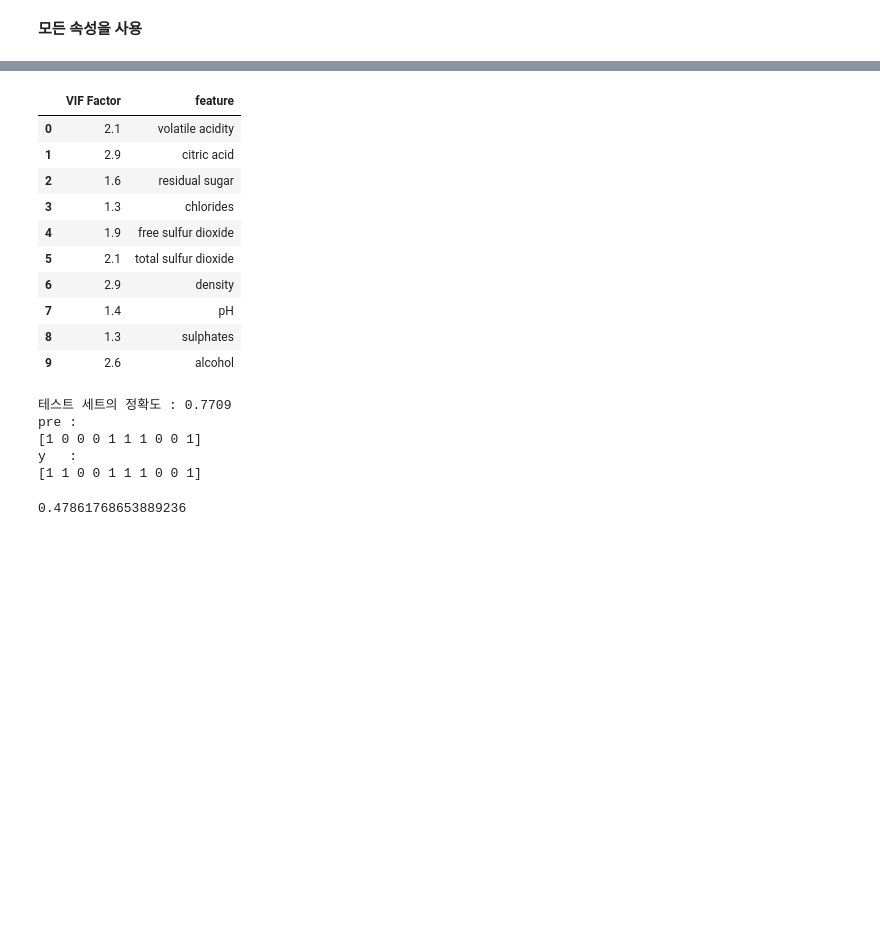
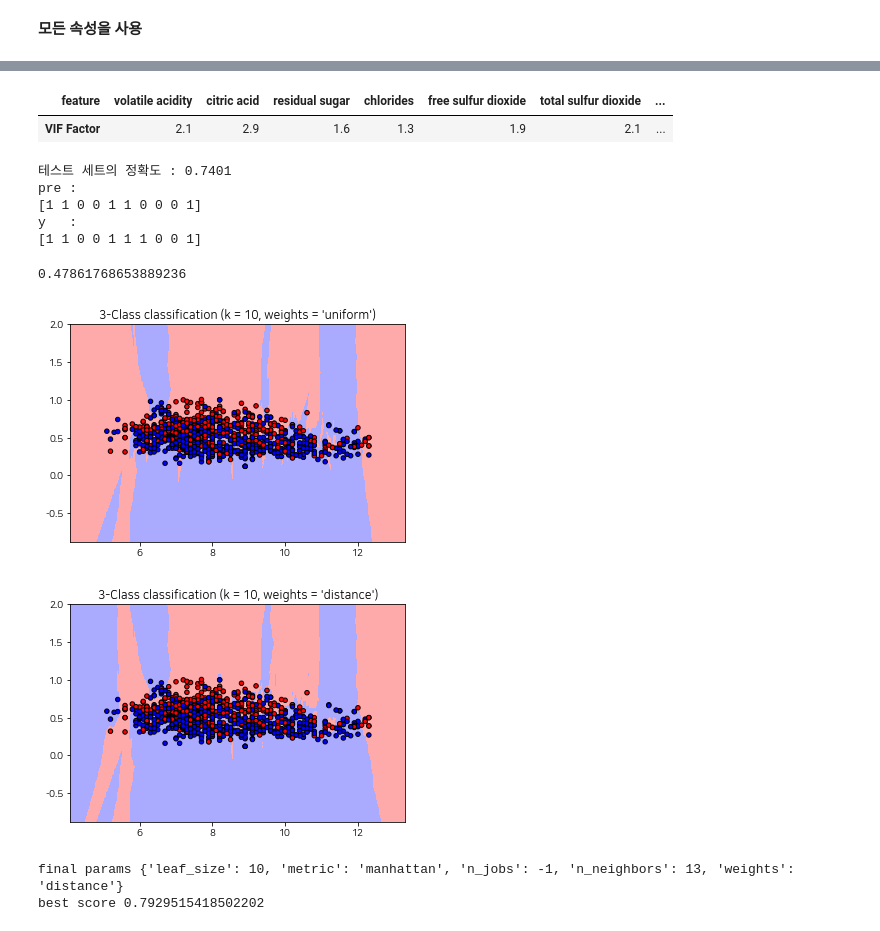
Before and after one commit to sohyeondian/red_wine, a Jupyter notebook: 01. kNN.ipynb, the cells around one changed output, grey strips where cells are left out. Saved outputs shown, nothing was run; the diff lists cells and outputs as text; code cells hidden in the pictures; blank space fills up the shorter version.

```diff
--- a/01. kNN.ipynb
+++ b/01. kNN.ipynb
@@ -383,25 +507,18 @@ vif.round(1)
 # %%
 X = X.drop(['fixed acidity'], axis=1)
 vif = pd.DataFrame()
 vif['VIF Factor'] = [variance_inflation_factor(X.values, i) for i in range(X.shape[1])]
 vif['feature'] = X.columns
-vif.round(1)
+df = vif.round(1)
+df.set_index(['feature'], inplace=True)
+df.transpose()
 # %% [output]
-|  | VIF Factor | feature |
-| 0 | 2.1 | volatile acidity |
-| 1 | 2.9 | citric acid |
-| 2 | 1.6 | residual sugar |
-| 3 | 1.3 | chlorides |
-| 4 | 1.9 | free sulfur dioxide |
-| 5 | 2.1 | total sulfur dioxide |
-| 6 | 2.9 | density |
-| 7 | 1.4 | pH |
-| 8 | 1.3 | sulphates |
-| 9 | 2.6 | alcohol |
+| feature | volatile acidity | citric acid | residual sugar | chlorides | free sulfur dioxide | total sulfur dioxide | ... |
+| VIF Factor | 2.1 | 2.9 | 1.6 | 1.3 | 1.9 | 2.1 | ... |
 # %%
 X_train, X_test, y_train, y_test = train_test_split(X, y, test_size=0.2, random_state = 42)
 
-knn = KNeighborsClassifier(n_neighbors=1)
+knn = KNeighborsClassifier(n_neighbors=10, weights='distance')
 
 knn.fit(X_train, y_train)
 
@@ -410,9 +527,9 @@ print(f'테스트 세트의 정확도 : {knn.score(X_test, y_test):.4f}')
 print(f'pre :\n{pre[:10]}')
 print(f'y   :\n{y_test.values[:10]}')
 # %% [output]
-테스트 세트의 정확도 : 0.7709
+테스트 세트의 정확도 : 0.7401
 pre :
-[1 0 0 0 1 1 1 0 0 1]
+[1 1 0 0 1 1 0 0 0 1]
 y   :
 [1 1 0 0 1 1 1 0 0 1]
 # %%
@@ -425,0 +546,57 @@ print(sqrt(mean_squared_error(y_test, pre)))
+# %%
+n_neighbors = 10
+
+h = .02  # step size in the mesh
+
+cmap_light = ListedColormap(['#FFAAAA', '#AAFFAA', '#AAAAFF'])
+cmap_bold = ListedColormap(['#FF0000', '#00FF00', '#0000FF'])
+
+for weights in ['uniform', 'distance']:
+    clf = KNeighborsClassifier(n_neighbors, weights=weights)
+    clf.fit(X, y)
+
+    # Plot the decision boundary. For that, we will assign a color to each
+    # point in the mesh [x_min, x_max]x[y_min, y_max].
+    x_min, x_max = X.iloc[:, 0].min() - 1, X.iloc[:, 0].max() + 1
+    y_min, y_max = X.iloc[:, 1].min() - 1, X.iloc[:, 1].max() + 1
+    xx, yy = np.meshgrid(np.arange(x_min, x_max, h),
+                         np.arange(y_min, y_max, h))
+    Z = clf.predict(np.c_[xx.ravel(), yy.ravel()])
+
+    # Put the result into a color plot
+    Z = Z.reshape(xx.shape)
+    plt.figure()
+    plt.pcolormesh(xx, yy, Z, cmap=cmap_light)
+
+    # Plot also the training points
+    plt.scatter(X.iloc[:, 0], X.iloc[:, 1], c=y, cmap=cmap_bold,
+                edgecolor='k', s=20)
+    plt.xlim(xx.min(), xx.max())
+    plt.ylim(yy.min(), yy.max())
+    plt.title("3-Class classification (k = %i, weights = '%s')"
+              % (n_neighbors, weights))
+
+plt.show()
+# %% [output]
+[figure, added]
+[figure, added]
+# %%
+from sklearn.model_selection import GridSearchCV
+
+model = KNeighborsClassifier()
+param = {'n_neighbors' : range(1, 20),
+         'weights' : ['uniform', 'distance'],
+         'leaf_size' : range(10, 50, 10),
+         'metric' : ['euclidean', 'manhattan','minkowski'],
+         'n_jobs' : [-1]
+        }
+
+gcv=GridSearchCV(model, param_grid=param, cv=cv, scoring='accuracy', n_jobs=4)
+
+gcv.fit(X_train,y_train)
+
+print('final params', gcv.best_params_)   # 최적의 파라미터 값 출력
+print('best score', gcv.best_score_)      # 최고의 점수
+# %% [output]
+final params {'leaf_size': 10, 'metric': 'manhattan', 'n_jobs': -1, 'n_neighbors': 13, 'weights': 'distance'}
+best score 0.7929515418502202
```
Also changed, not shown: parts of 11 cells of this notebook.
